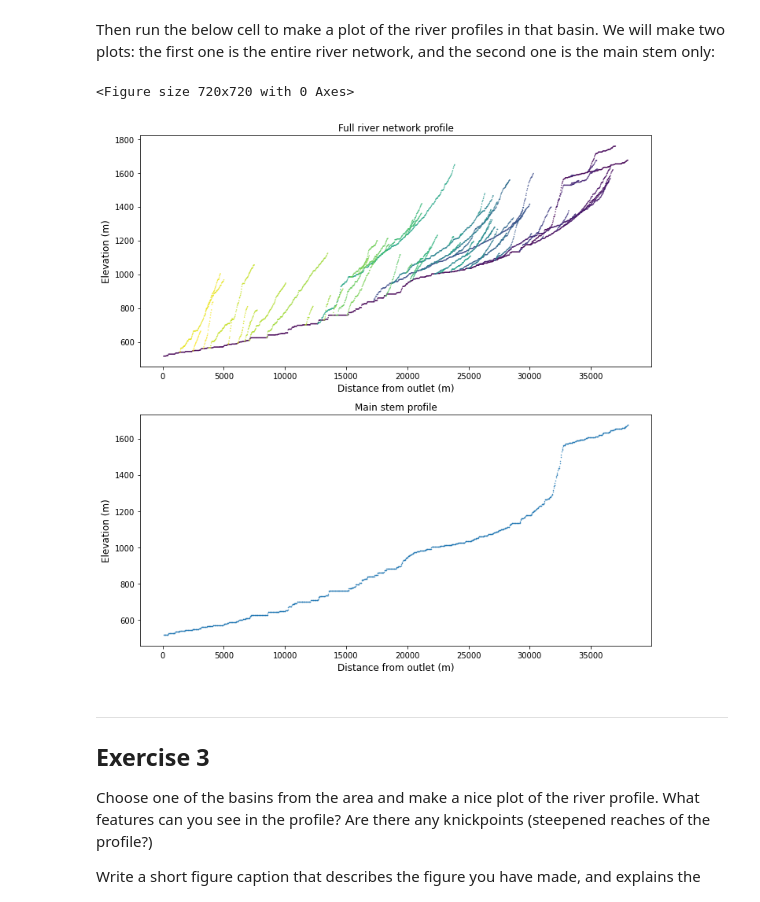
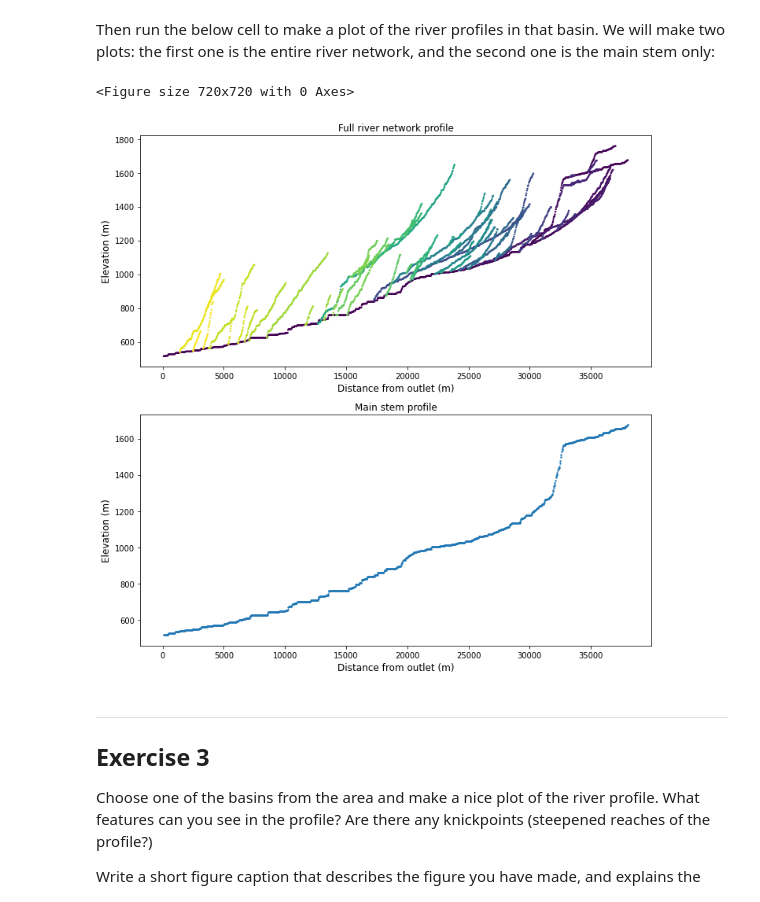
Before and after one commit to fclubb/EarthSurfaceProcesses, a Jupyter notebook: Week3_FluvialIncision/Part3_SanGabrielMountains.ipynb, the cells around one changed output. Cells and saved outputs as stored; diff of their text form; code cells hidden in the pictures.

```diff
--- a/Week3_FluvialIncision/Part3_SanGabrielMountains.ipynb
+++ b/Week3_FluvialIncision/Part3_SanGabrielMountains.ipynb
@@ -342,34 +397,34 @@ Then run the below cell to make a plot of the river profiles in that basin. We w
 # %%
 # then do the plotting
 plt.rcParams['figure.figsize'] = [10, 10]
 
 # First lets isolate just one of these basins. There is only basin 0 and 1
 gdf_b1 = gdf[(gdf['basin_key'] == basin_key)]
 
 # The main stem channel is the one with the minimum source key in this basin
 min_source = np.amin(gdf_b1.source_key)
 gdf_b2 = gdf_b1[(gdf_b1['source_key'] == min_source)]
 #gdf_b2 = gdf_b1
 
 # Create two subplots and unpack the output array immediately
 plt.clf()
 f, (ax1, ax2) = plt.subplots(2, 1)
-ax1.scatter(gdf_b1['flow_distance'], gdf_b1['elevation'],c=gdf_b1['source_key'], s = 0.2)
-ax2.scatter(gdf_b2['flow_distance'], gdf_b2['elevation'],s = 0.2)
+ax1.scatter(gdf_b1['flow_distance'], gdf_b1['elevation'],c=gdf_b1['source_key'], s = 2)
+ax2.scatter(gdf_b2['flow_distance'], gdf_b2['elevation'],s = 2)
 
 
 ax1.set_xlabel("Distance from outlet (m)", fontsize=12)
 ax1.set_ylabel("Elevation (m)", fontsize=12)
 ax1.set_title('Full river network profile')
 
 ax2.set_xlabel("Distance from outlet (m)", fontsize=12)
 ax2.set_ylabel("Elevation (m)", fontsize=12)
 ax2.set_title('Main stem profile')
 
 plt.tight_layout()
 # %% [output]
 <Figure size 720x720 with 0 Axes>
-[figure, old version]
+[figure, new version]
 # %% [markdown]
 
 
```
Also changed, not shown: parts of 20 cells of this notebook.
